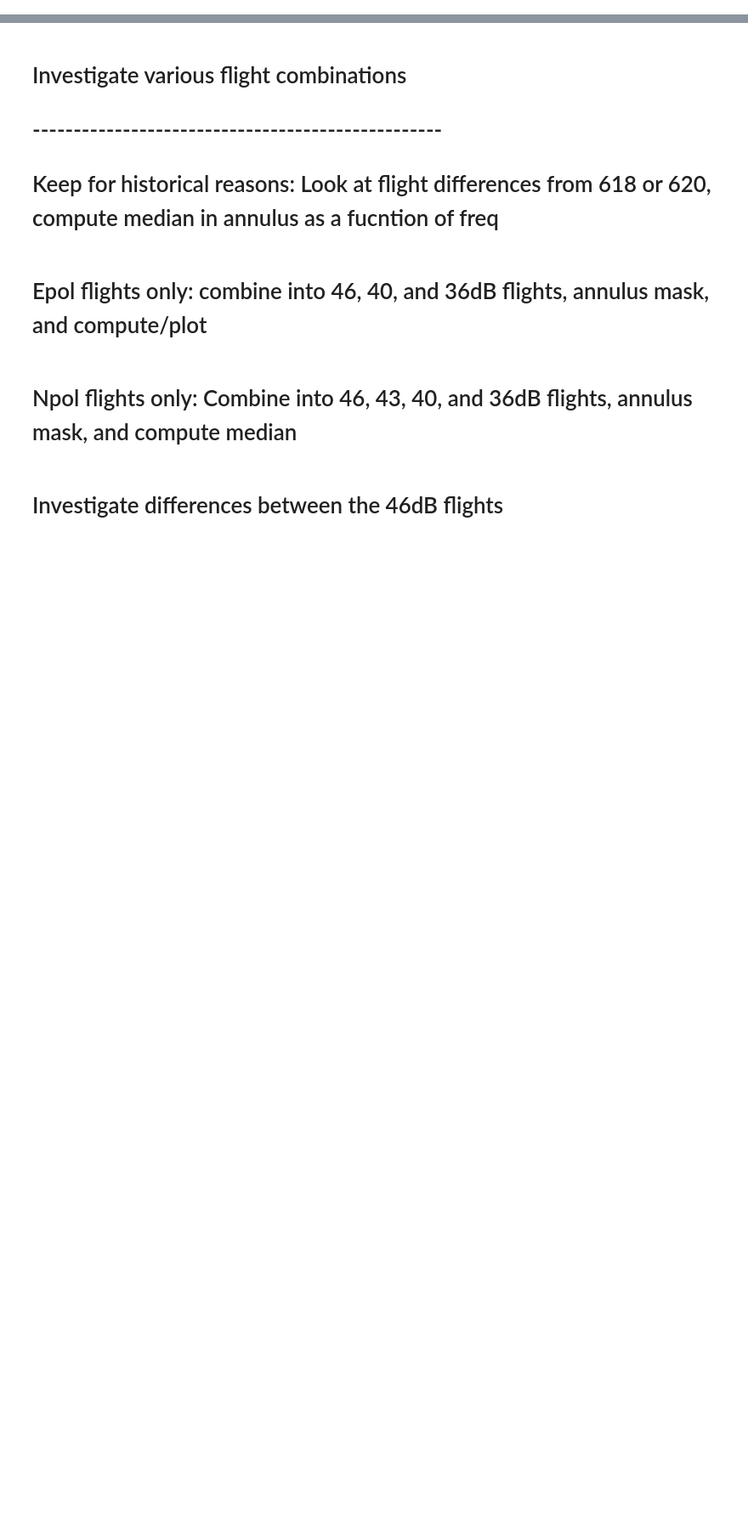
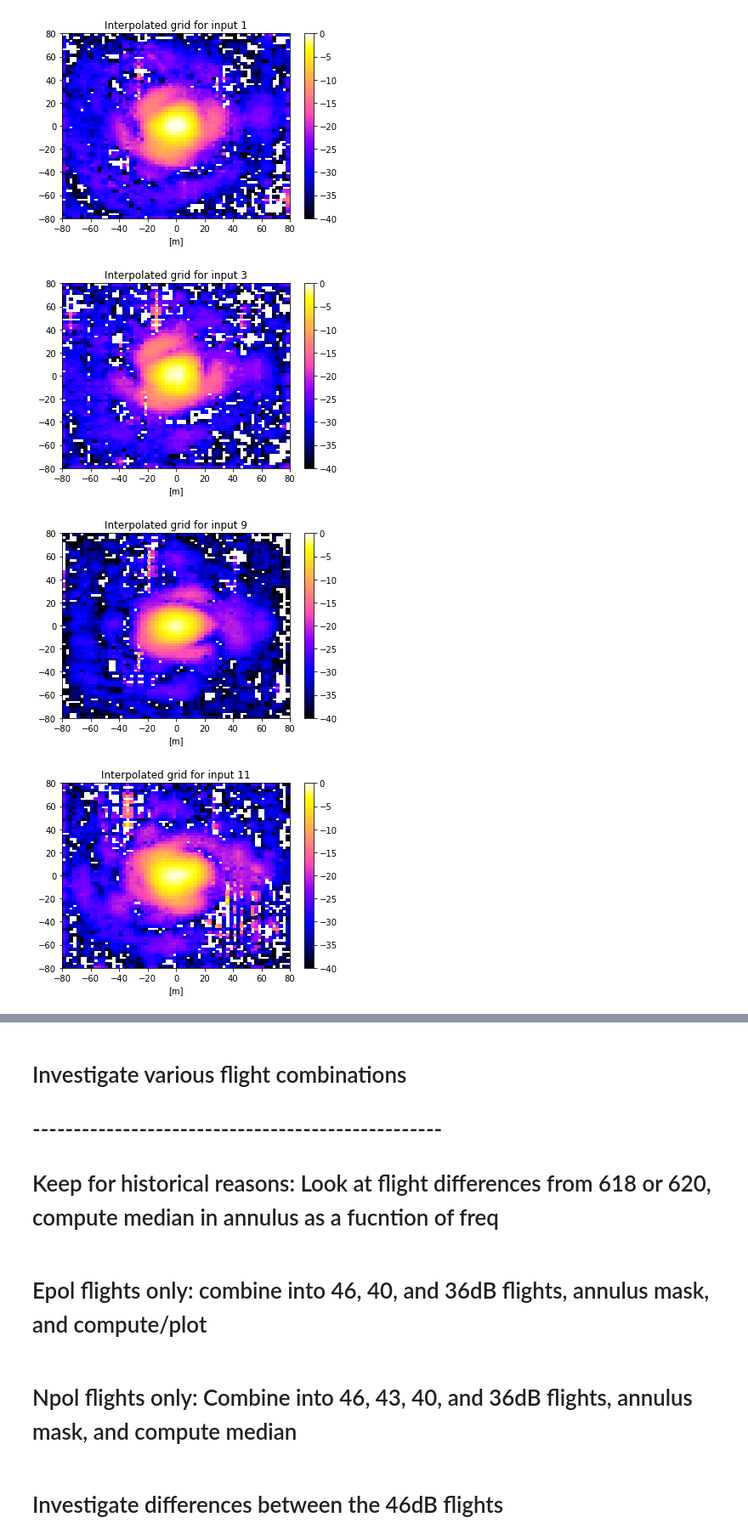
Before and after one commit to WrightLaboratory/newburghlabdrone, a Jupyter notebook: analysis/LBN_BeamClassAutofreq.ipynb, the cells around one changed output, grey strips where cells are left out. Shown: that part at 85% size. Drawn from its saved outputs; the diff is of its cells as text; code cells hidden in the pictures; blank space fills up the shorter version.

Commit message:
added support for reading in co-added map and Krige interpolating as an example

```diff
--- a/analysis/LBN_BeamClassAutofreq.ipynb
+++ b/analysis/LBN_BeamClassAutofreq.ipynb
@@ -28,7 +28,9 @@ import beamcals.fitting_utils as fu
 import beamcals.geometry_utils as gu
 import beamcals.time_utils as tu
 from beamcals import beammap as bp
+import beamcals.beam_autoprocessing as ba
 from beamcals.sites import site
+import beamcals.reduce_ccclass as rc
 
 gbosite=site.site('../beamcals/beamcals/sites/GBO_config.npz')
 
@@ -42,3 +44,4 @@ fitdir='/hirax/GBO_Analysis_Outputs/main_beam_fits/'
 ymldir = '/hirax/GBO_Analysis_Outputs/concat_config_files/'
 pckldir = '/hirax/GBO_Analysis_Outputs/flight_pickles/'
 ampdir = '/hirax/GBO_Analysis_Outputs/amplitude_corrections/'
+beamdir = '/hirax/GBO_Analysis_Outputs/beam_pickles/'
@@ -493,0 +271,29 @@ end of bigass loop is: 2023-06-08 22:03:44.079576
+# %%
+# Have some fun, let's interpolate:
+chind=pols[0]
+LX = ptest.x_centers_grid[:,:,chind]
+LY = ptest.y_centers_grid[:,:,chind]
+
+for chind in pols:
+    nonans1 = np.isfinite(ptest.V_LC_operation[:,:,f_intern,chind])
+
+    amp = ptest.V_LC_operation[nonans1,f_intern,chind]
+    xp = ptest.x_centers_grid[nonans1,chind]
+    yp = ptest.y_centers_grid[nonans1,chind]
+    LX = ptest.x_centers_grid[:,:,chind]
+    LY = ptest.y_centers_grid[:,:,chind]
+    OK = OrdinaryKriging(xp,yp,amp,variogram_model='spherical')
+    beam_interp,ss = OK.execute("grid",LX[0,:],LY[:,0])
+
+    plt.pcolormesh(LX, LY, 10*np.log10(beam_interp),
+               shading='auto', cmap='gnuplot2',vmin=-40,vmax=0)
+    plt.colorbar()
+    plt.title('Interpolated grid for input '+str(chind))
+    plt.xlabel('[m]')
+    plt.xlabel('[m]')
+    plt.show()
+# %% [output]
+[figure, added]
+[figure, added]
+[figure, added]
+[figure, added]
```
Also changed, not shown: parts of 22 cells of this notebook.
